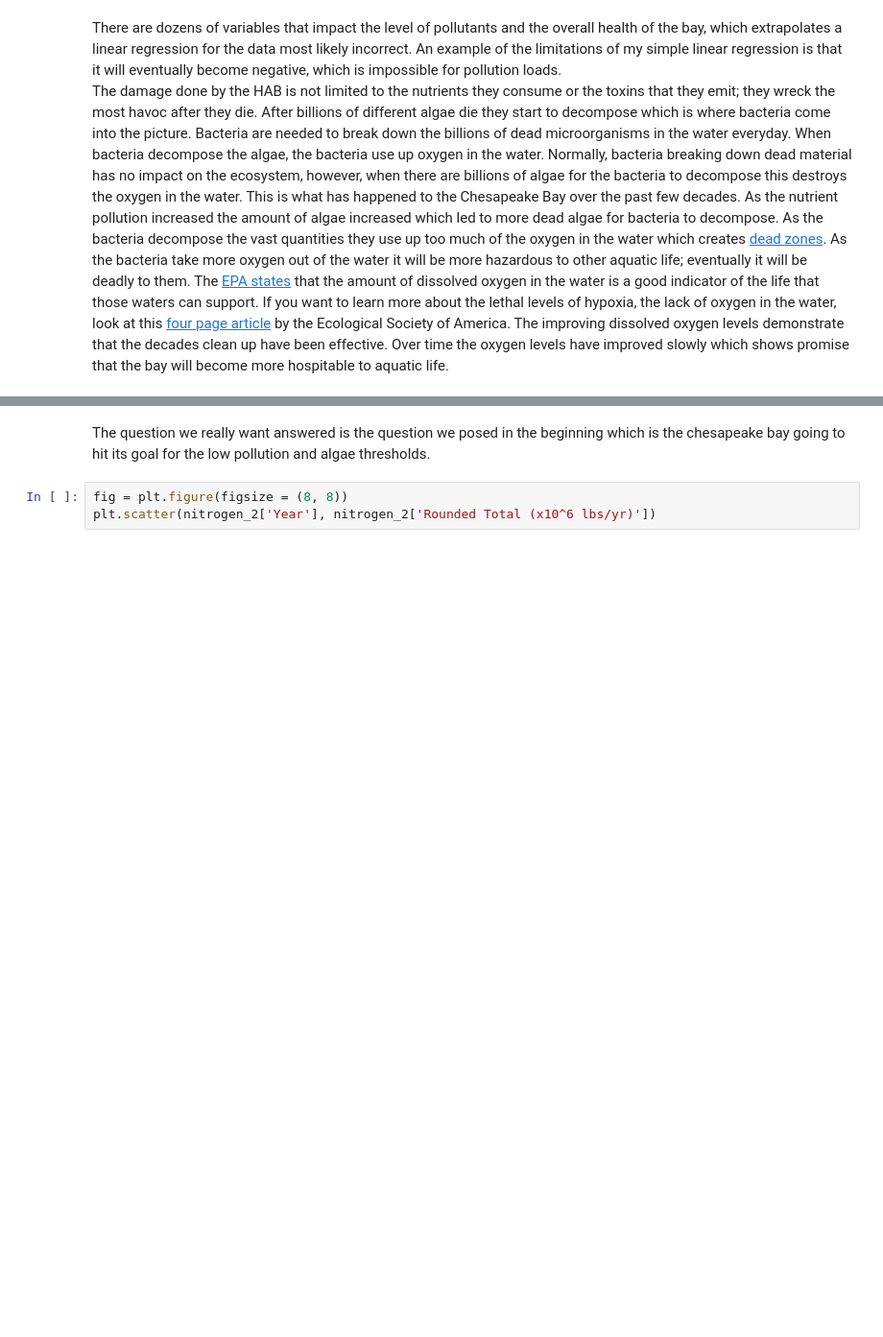
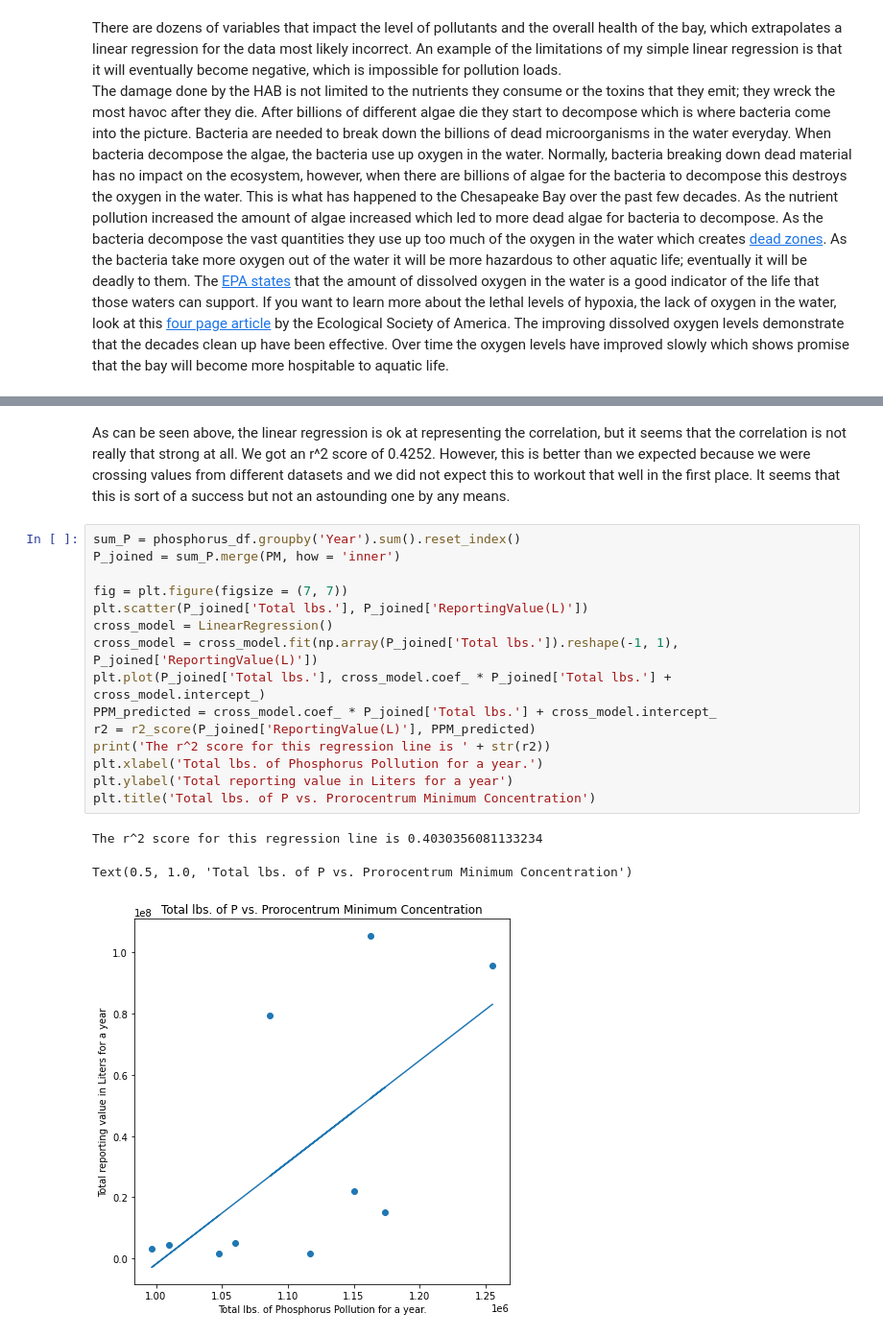
Before and after one commit to type1larosa3/CMSC320-Final-Tutorial, a Jupyter notebook: Tutorial_final.ipynb, the cells around one changed output, grey strips where cells are left out. Shown at 96% size. Saved outputs shown, nothing was run; the diff lists cells and outputs as text; blank space fills up the shorter version.

```diff
--- a/Tutorial_final.ipynb
+++ b/Tutorial_final.ipynb
@@ -458,5 +446,21 @@ NameError: name 'prorocentrum_minimum' is not defined
-# %% [markdown]
-The question we really want answered is the question we posed in the beginning which is the chesapeake bay going to hit its goal for the low pollution and algae thresholds.
-# %%
-fig = plt.figure(figsize = (8, 8))
-plt.scatter(nitrogen_2['Year'], nitrogen_2['Rounded Total (x10^6 lbs/yr)'])
+# %% [markdown]
+As can be seen above, the linear regression is ok at representing the correlation, but it seems that the correlation is not really that strong at all. We got an r^2 score of 0.4252. However, this is better than we expected because we were crossing values from different datasets and we did not expect this to workout that well in the first place. It seems that this is sort of a success but not an astounding one by any means.
+# %%
+sum_P = phosphorus_df.groupby('Year').sum().reset_index()
+P_joined = sum_P.merge(PM, how = 'inner')
+
+fig = plt.figure(figsize = (7, 7))
+plt.scatter(P_joined['Total lbs.'], P_joined['ReportingValue(L)'])
+cross_model = LinearRegression()
+cross_model = cross_model.fit(np.array(P_joined['Total lbs.']).reshape(-1, 1), P_joined['ReportingValue(L)'])
+plt.plot(P_joined['Total lbs.'], cross_model.coef_ * P_joined['Total lbs.'] + cross_model.intercept_)
+PPM_predicted = cross_model.coef_ * P_joined['Total lbs.'] + cross_model.intercept_
+r2 = r2_score(P_joined['ReportingValue(L)'], PPM_predicted)
+print('The r^2 score for this regression line is ' + str(r2))
+plt.xlabel('Total lbs. of Phosphorus Pollution for a year.')
+plt.ylabel('Total reporting value in Liters for a year')
+plt.title('Total lbs. of P vs. Prorocentrum Minimum Concentration')
+# %% [output]
+The r^2 score for this regression line is 0.4030356081133234
+Text(0.5, 1.0, 'Total lbs. of P vs. Prorocentrum Minimum Concentration')
+[figure, added]
```
Also changed, not shown: parts of 29 cells of this notebook.
